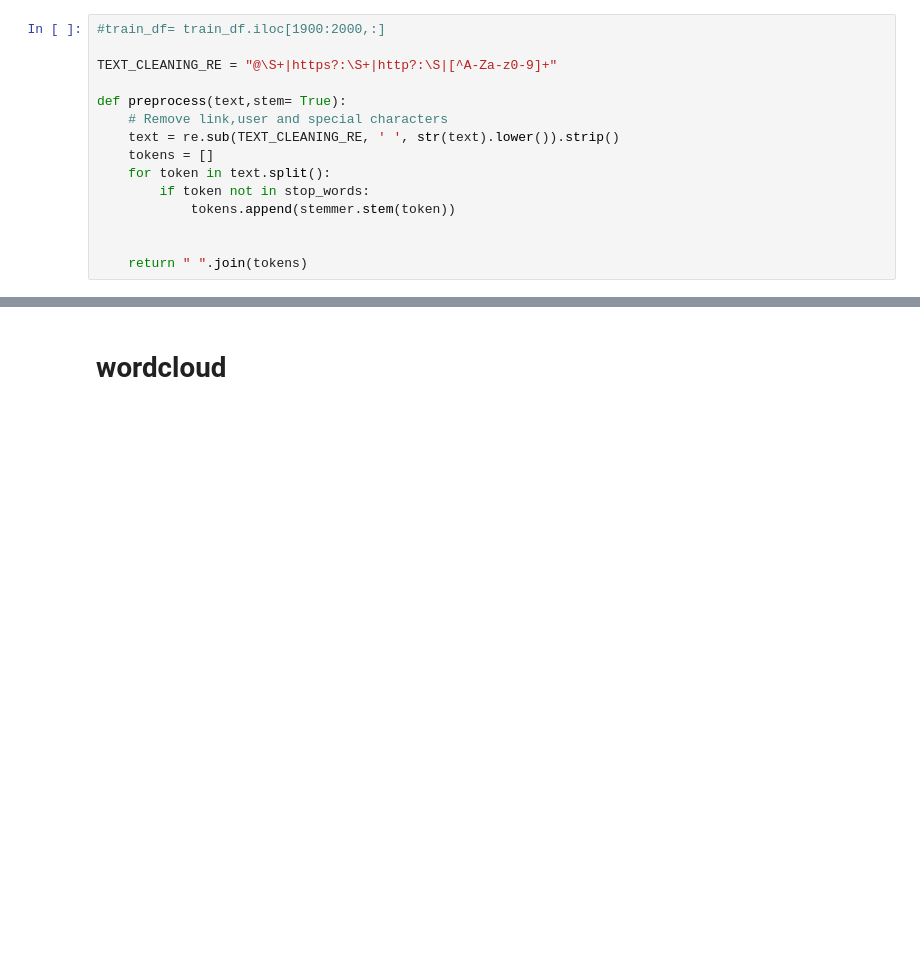
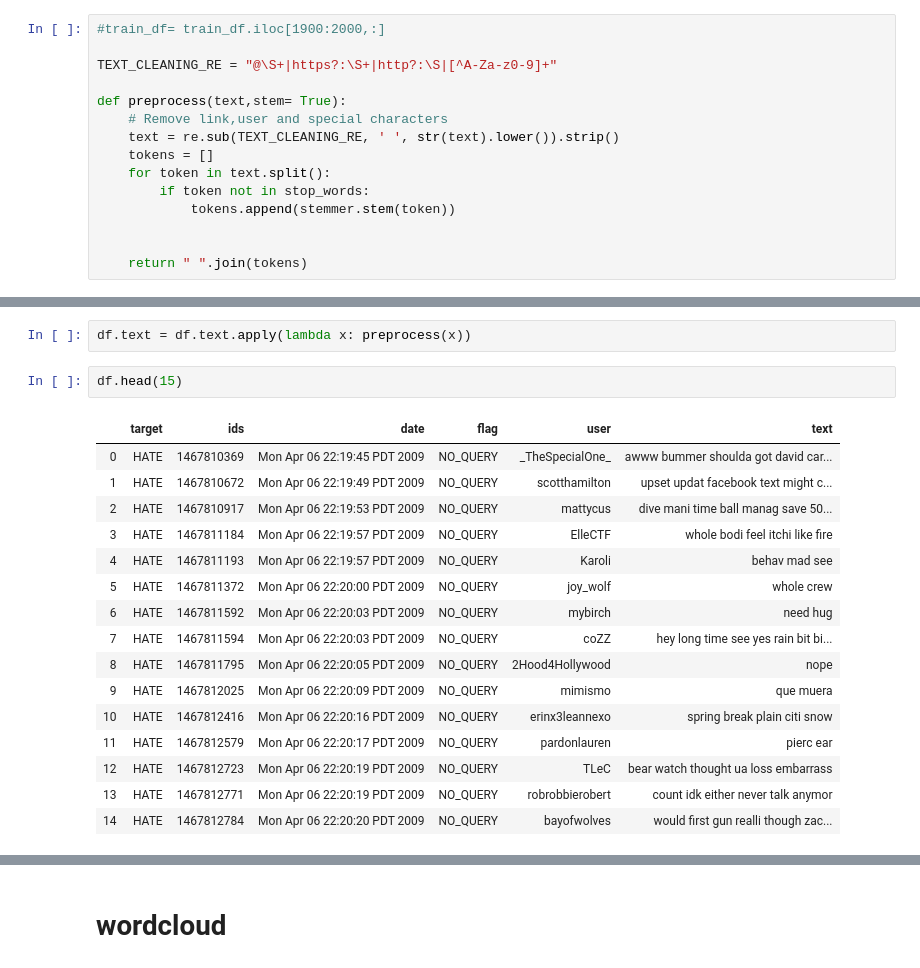
Before and after one commit to rishabh214/Hate-Speech-DetectorNLP, a Jupyter notebook: hatespeech.ipynb, the cells around one changed output, grey strips where cells are left out. Cells and saved outputs as stored; diff of their text form; blank space fills up the shorter version.

```diff
--- a/hatespeech.ipynb
+++ b/hatespeech.ipynb
@@ -180,0 +167,21 @@ train_df.head(15)
+# %%
+df.text = df.text.apply(lambda x: preprocess(x))
+# %%
+df.head(15)
+# %% [output]
+|  | target | ids | date | flag | user | text |
+| 0 | HATE | 1467810369 | Mon Apr 06 22:19:45 PDT 2009 | NO_QUERY | _TheSpecialOne_ | awww bummer shoulda got david car... |
+| 1 | HATE | 1467810672 | Mon Apr 06 22:19:49 PDT 2009 | NO_QUERY | scotthamilton | upset updat facebook text might c... |
+| 2 | HATE | 1467810917 | Mon Apr 06 22:19:53 PDT 2009 | NO_QUERY | mattycus | dive mani time ball manag save 50... |
+| 3 | HATE | 1467811184 | Mon Apr 06 22:19:57 PDT 2009 | NO_QUERY | ElleCTF | whole bodi feel itchi like fire |
+| 4 | HATE | 1467811193 | Mon Apr 06 22:19:57 PDT 2009 | NO_QUERY | Karoli | behav mad see |
+| 5 | HATE | 1467811372 | Mon Apr 06 22:20:00 PDT 2009 | NO_QUERY | joy_wolf | whole crew |
+| 6 | HATE | 1467811592 | Mon Apr 06 22:20:03 PDT 2009 | NO_QUERY | mybirch | need hug |
+| 7 | HATE | 1467811594 | Mon Apr 06 22:20:03 PDT 2009 | NO_QUERY | coZZ | hey long time see yes rain bit bi... |
+| 8 | HATE | 1467811795 | Mon Apr 06 22:20:05 PDT 2009 | NO_QUERY | 2Hood4Hollywood | nope |
+| 9 | HATE | 1467812025 | Mon Apr 06 22:20:09 PDT 2009 | NO_QUERY | mimismo | que muera |
+| 10 | HATE | 1467812416 | Mon Apr 06 22:20:16 PDT 2009 | NO_QUERY | erinx3leannexo | spring break plain citi snow |
+| 11 | HATE | 1467812579 | Mon Apr 06 22:20:17 PDT 2009 | NO_QUERY | pardonlauren | pierc ear |
+| 12 | HATE | 1467812723 | Mon Apr 06 22:20:19 PDT 2009 | NO_QUERY | TLeC | bear watch thought ua loss embarrass |
+| 13 | HATE | 1467812771 | Mon Apr 06 22:20:19 PDT 2009 | NO_QUERY | robrobbierobert | count idk either never talk anymor |
+| 14 | HATE | 1467812784 | Mon Apr 06 22:20:20 PDT 2009 | NO_QUERY | bayofwolves | would first gun realli though zac... |
```
Also changed, not shown: parts of 18 cells of this notebook.
